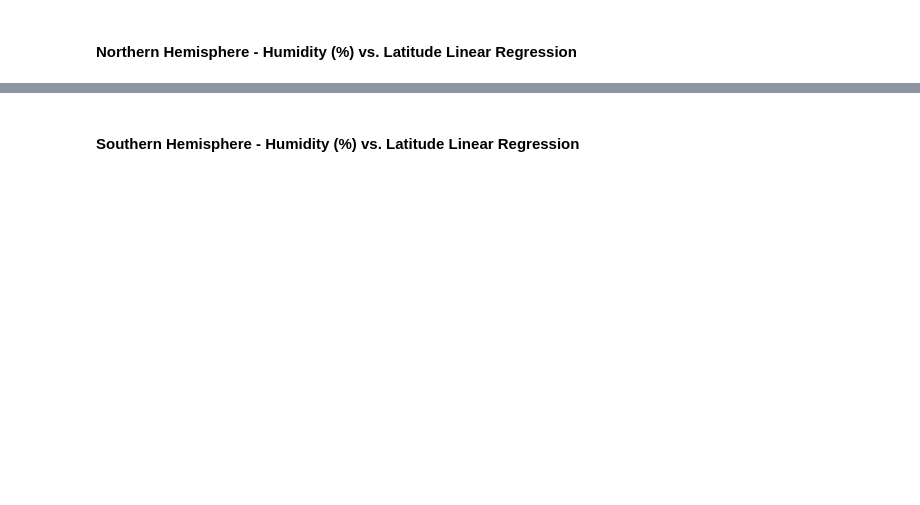
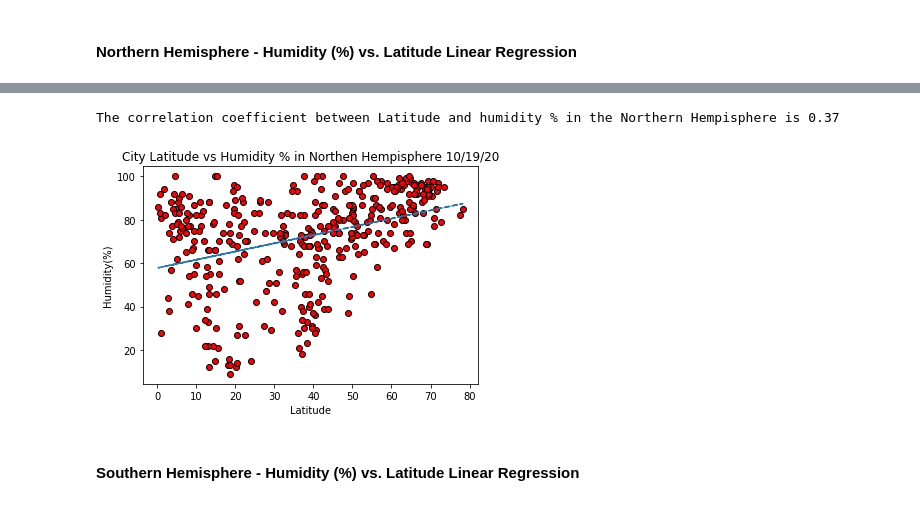
Before and after one commit to ayoukhanna/Global-Weather-Trends, a Jupyter notebook: WeatherPy.ipynb, the cells around one changed output, grey strips where cells are left out. Cells and saved outputs as stored; diff of their text form; code cells hidden in the pictures; blank space fills up the shorter version.

```diff
--- a/WeatherPy.ipynb
+++ b/WeatherPy.ipynb
@@ -256,2 +288,21 @@ The r-value is: 0.000543987878808455
+# %%
+nh_latitude = Weather_df[(Weather_df.Latitude >=0)]
+
+North_lat = nh_latitude.iloc[:,6]
+North_humidity = nh_latitude.iloc[:,2]
+correlation = st.pearsonr(North_lat,North_humidity)
+l_slope, l_int, l_r, l_p, l_std_err = stats.linregress(North_lat, North_humidity)
+l_fit = l_slope * North_lat + l_int
+
+plt.scatter(North_lat, North_humidity, marker="o", facecolors="red", edgecolors="black")
+plt.title("City Latitude vs Humidity % in Northen Hempisphere 10/19/20")
+plt.xlabel("Latitude")
+plt.ylabel("Humidity(%)")
+plt.plot(North_lat,l_fit,"--")
+
+print(f"The correlation coefficient between Latitude and humidity % in the Northern Hempisphere is {round(correlation[0],2)}")
+# %% [output]
+The correlation coefficient between Latitude and humidity % in the Northern Hempisphere is 0.37
+[figure, added]
 # %% [markdown]
 ####  Southern Hemisphere - Humidity (%) vs. Latitude Linear Regression
```
Also changed, not shown: parts of 16 cells of this notebook.
